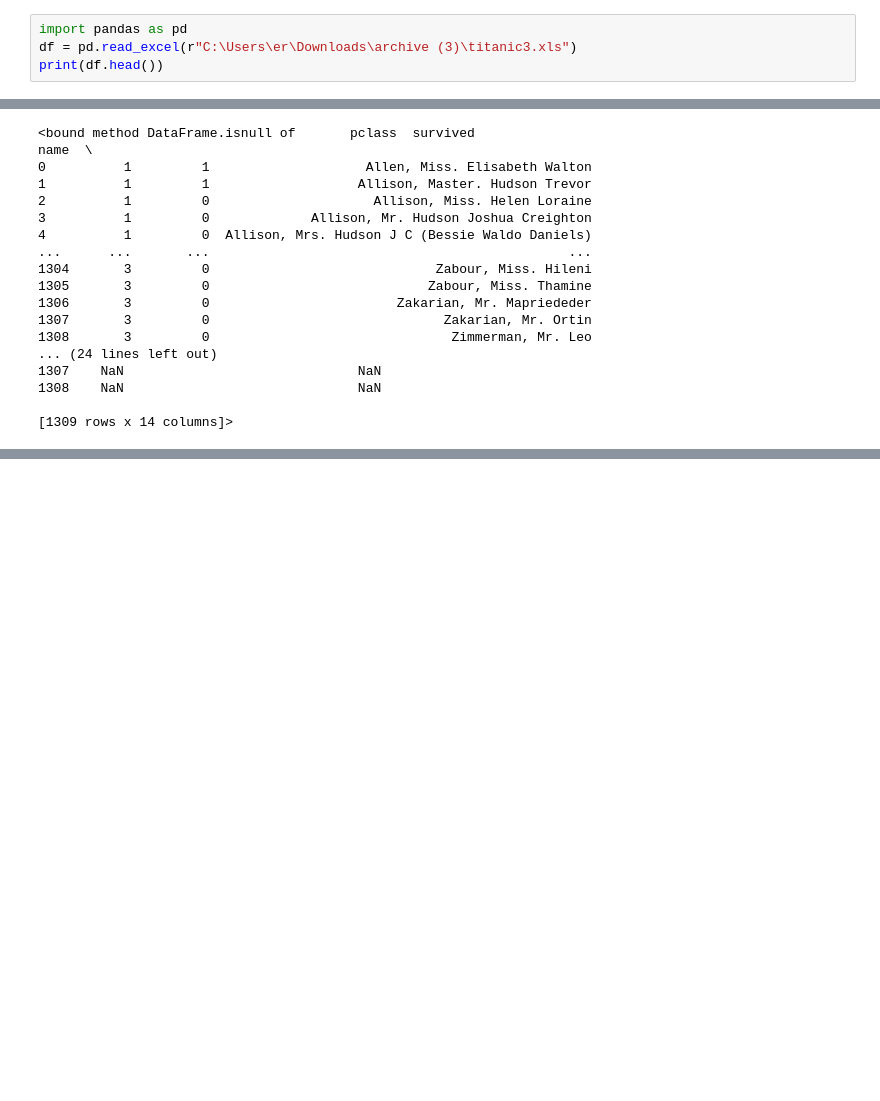
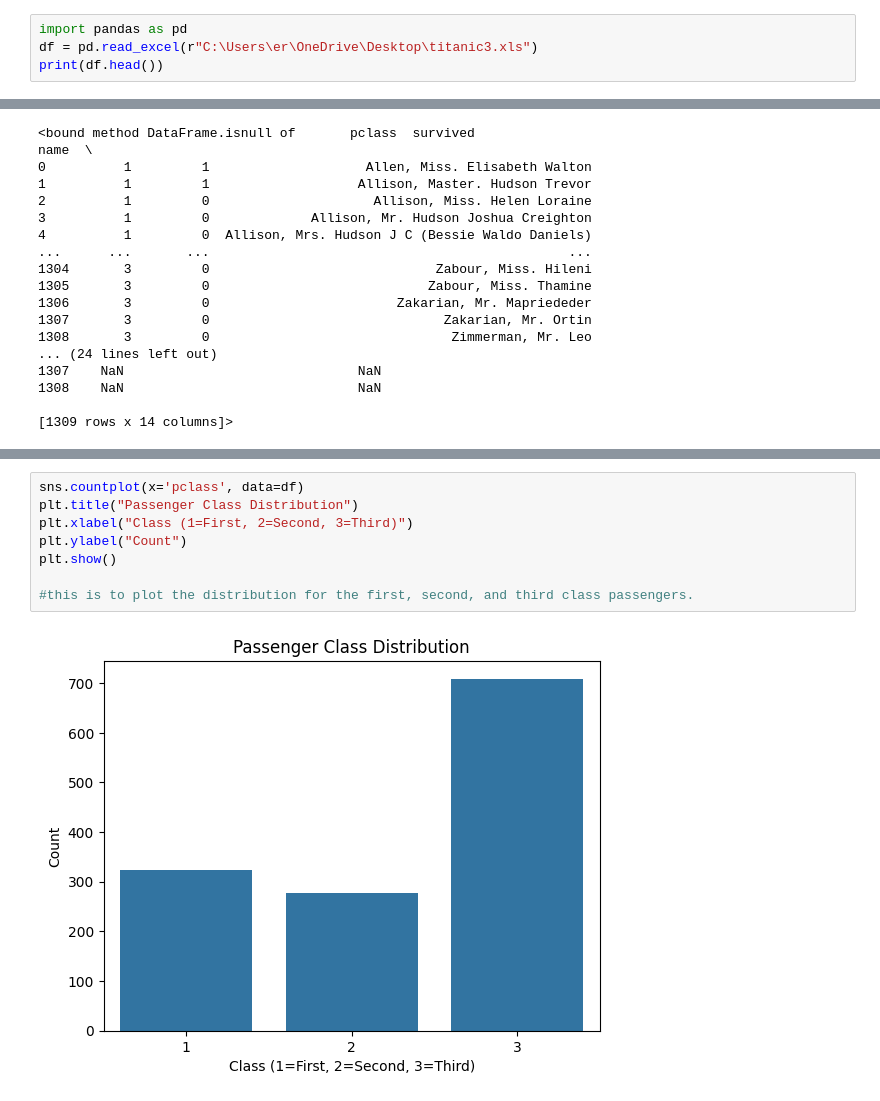
Before and after one commit to FaresQaddoumi/ML-fundamentals-2025, a Jupyter notebook: assignment_1_Fares_AlQadoumi.ipynb, the cells around one changed output, grey strips where cells are left out. Cells and saved outputs as stored; diff of their text form; blank space fills up the shorter version.

```diff
--- a/assignment_1_Fares_AlQadoumi.ipynb
+++ b/assignment_1_Fares_AlQadoumi.ipynb
@@ -11,7 +7,7 @@ Successfully installed xlrd-2.0.1
 [notice] To update, run: C:\Users\er\AppData\Local\Microsoft\WindowsApps\PythonSoftwareFoundation.Python.3.12_qbz5n2kfra8p0\python.exe -m pip install --upgrade pip
 # %%
 import pandas as pd
-df = pd.read_excel(r"C:\Users\er\Downloads\archive (3)\titanic3.xls")
+df = pd.read_excel(r"C:\Users\er\OneDrive\Desktop\titanic3.xls")
 print(df.head())
 # %% [output]
    pclass  survived                                             name     sex  \
@@ -88,2 +86,12 @@ plt.show()
 # %% [output]
 [figure]
+# %%
+sns.countplot(x='pclass', data=df)
+plt.title("Passenger Class Distribution")
+plt.xlabel("Class (1=First, 2=Second, 3=Third)")
+plt.ylabel("Count")
+plt.show()
+
+#this is to plot the distribution for the first, second, and third class passengers.
+# %% [output]
+[figure, added]
```
Also changed, not shown: parts of 8 cells of this notebook.
